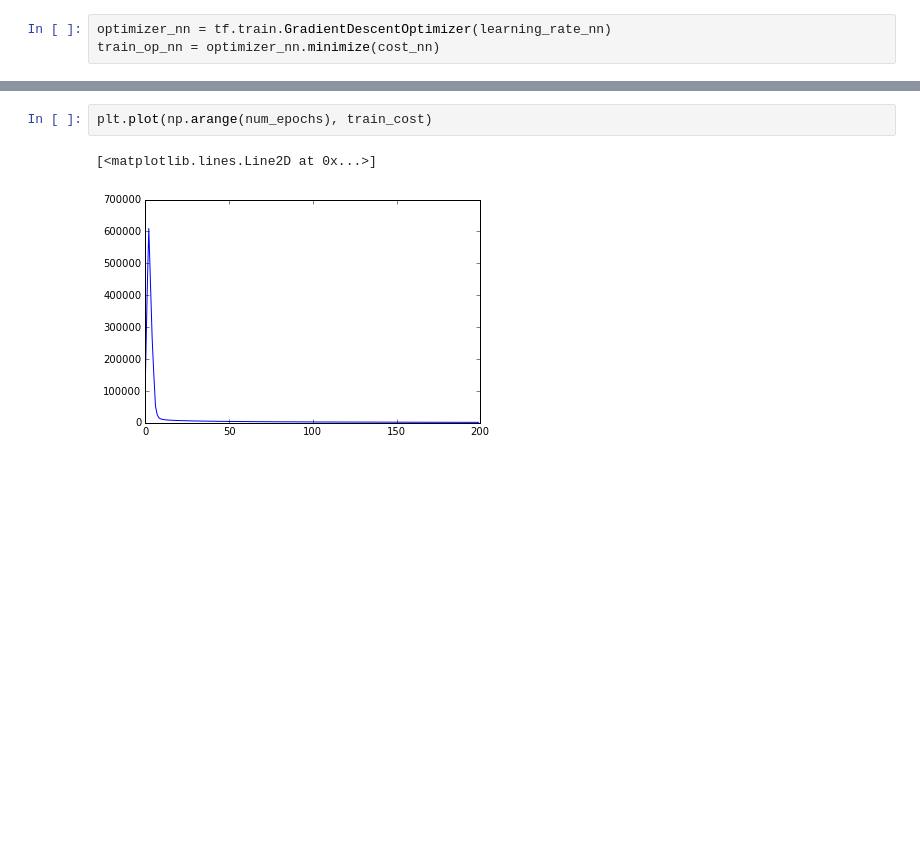
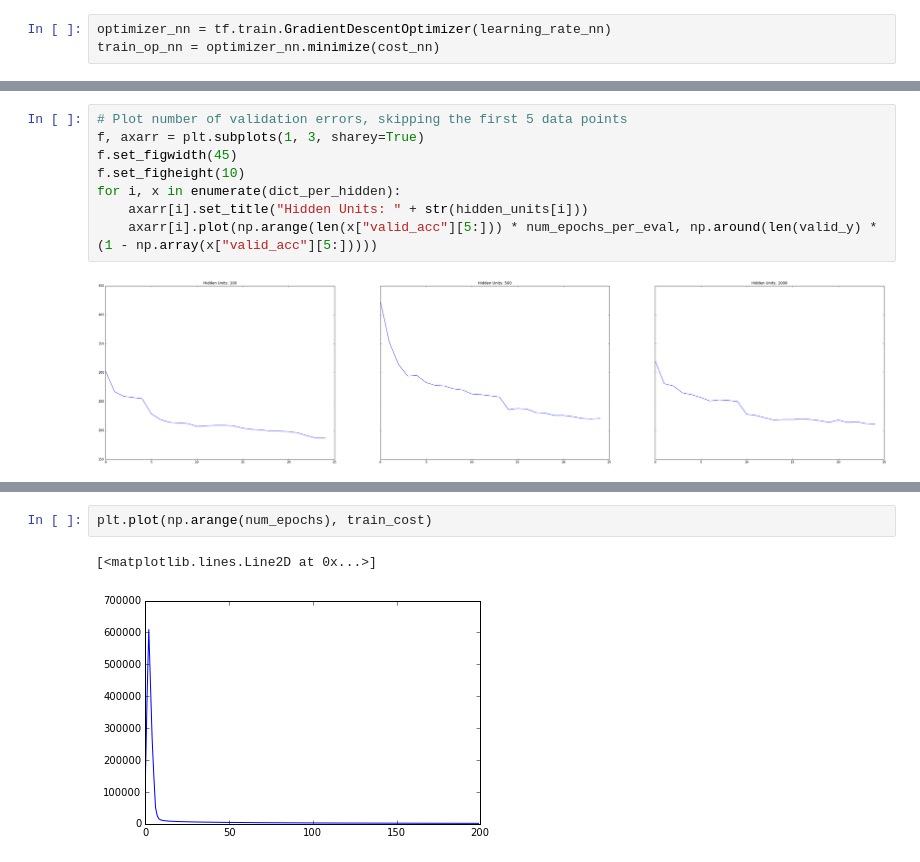
Before and after one commit to bkotzz/ece521, a Jupyter notebook: a2.ipynb, the cells around one changed output, grey strips where cells are left out. Cells and saved outputs as stored; diff of their text form; blank space fills up the shorter version.

```diff
--- a/a2.ipynb
+++ b/a2.ipynb
@@ -531,0 +564,10 @@ for hidden_units in [100, 500, 1000]:
+# %%
+# Plot number of validation errors, skipping the first 5 data points
+f, axarr = plt.subplots(1, 3, sharey=True)
+f.set_figwidth(45)
+f.set_figheight(10)
+for i, x in enumerate(dict_per_hidden):
+    axarr[i].set_title("Hidden Units: " + str(hidden_units[i]))
+    axarr[i].plot(np.arange(len(x["valid_acc"][5:])) * num_epochs_per_eval, np.around(len(valid_y) * (1 - np.array(x["valid_acc"][5:]))))
+# %% [output]
+[figure, added]
```
Also changed, not shown: parts of 14 cells of this notebook.
